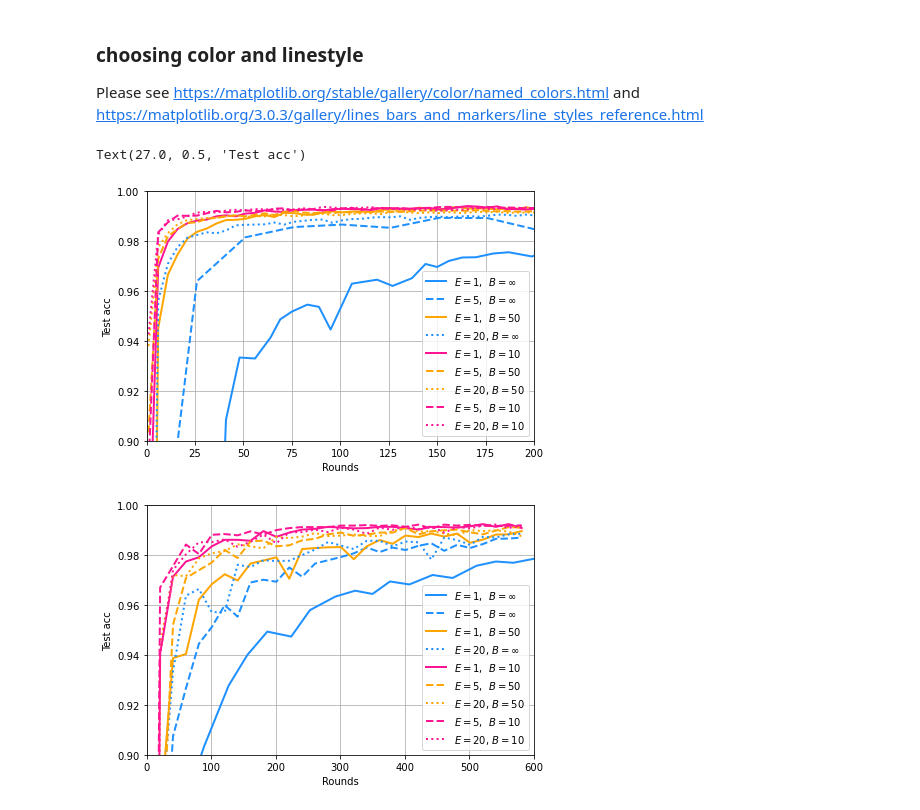
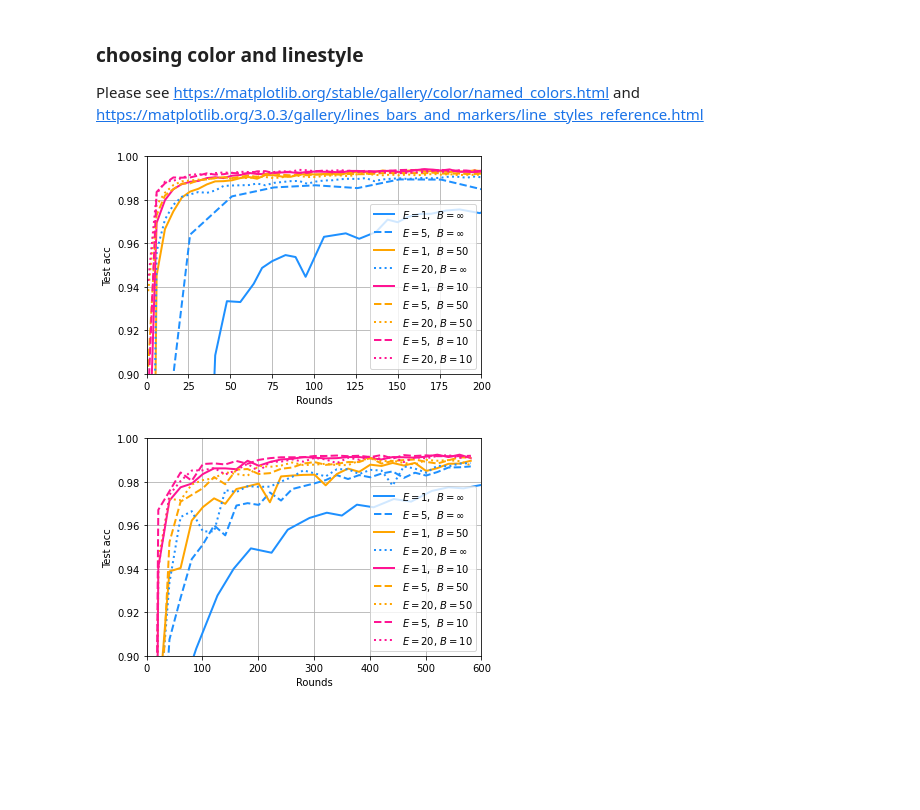
Before and after one commit to ywang037/Federated-Learning-PyTorch, a Jupyter notebook: helper-plot-csv-exp-2.ipynb, the cells around one changed output. Cells and saved outputs as stored; diff of their text form; code cells hidden in the pictures; blank space fills up the shorter version.

```diff
--- a/helper-plot-csv-exp-2.ipynb
+++ b/helper-plot-csv-exp-2.ipynb
@@ -83,24 +83,23 @@ Please see https://matplotlib.org/stable/gallery/color/named_colors.html and htt
 # %%
 # plot the first figure for experiment 2 with iid data
 # step_1=15
 plt.figure()
 for i, data in enumerate(df_1):
     step_1 = 25 if i==1 else 5
     x = [dx for j, dx in enumerate(data['Step'].tolist()) if j % step_1 == 0]
     y = [dy for j, dy in enumerate(data['Value'].tolist()) if j % step_1 == 0]
     plt.plot(x,y,label=run_labels[i], linestyle=run_linestyles[i], color=run_colors[i],linewidth=2)
 #     plt.plot(x,y,label=run_labels[i],linewidth=2)
     plt.legend(loc='lower right')
 plt.grid()
-plt.tight_layout()
+# plt.tight_layout()
 plt.xlim(0,200)
 plt.ylim(0.90,1.0)
 plt.xlabel('Rounds')
 plt.ylabel('Test acc')
-# plt.savefig('save\\figures-mnist\\fedavg-exp-2-iid.png')
+plt.savefig('save\\figures-mnist\\fedavg-exp-2-iid.png')
 # %% [output]
-Text(27.0, 0.5, 'Test acc')
-[figure, old version]
+[figure, new version]
 # %%
 # plot the first figure for experiment 2 with non-iid data
 step_2=20
@@ -113,11 +112,11 @@ for i, data in enumerate(df_2):
 #     plt.plot(x,y,label=run_labels[i],linewidth=2)
     plt.legend(loc='lower right')
 plt.grid()
-plt.tight_layout()
+# plt.tight_layout()
 plt.xlim(0,600)
 plt.ylim(0.90,1.0)
 plt.xlabel('Rounds')
 plt.ylabel('Test acc')
-# plt.savefig('save\\figures-mnist\\fedavg-exp-2-non-iid.png')
+plt.savefig('save\\figures-mnist\\fedavg-exp-2-non-iid.png')
 # %% [output]
-[figure, old version]
+[figure, new version]
```
